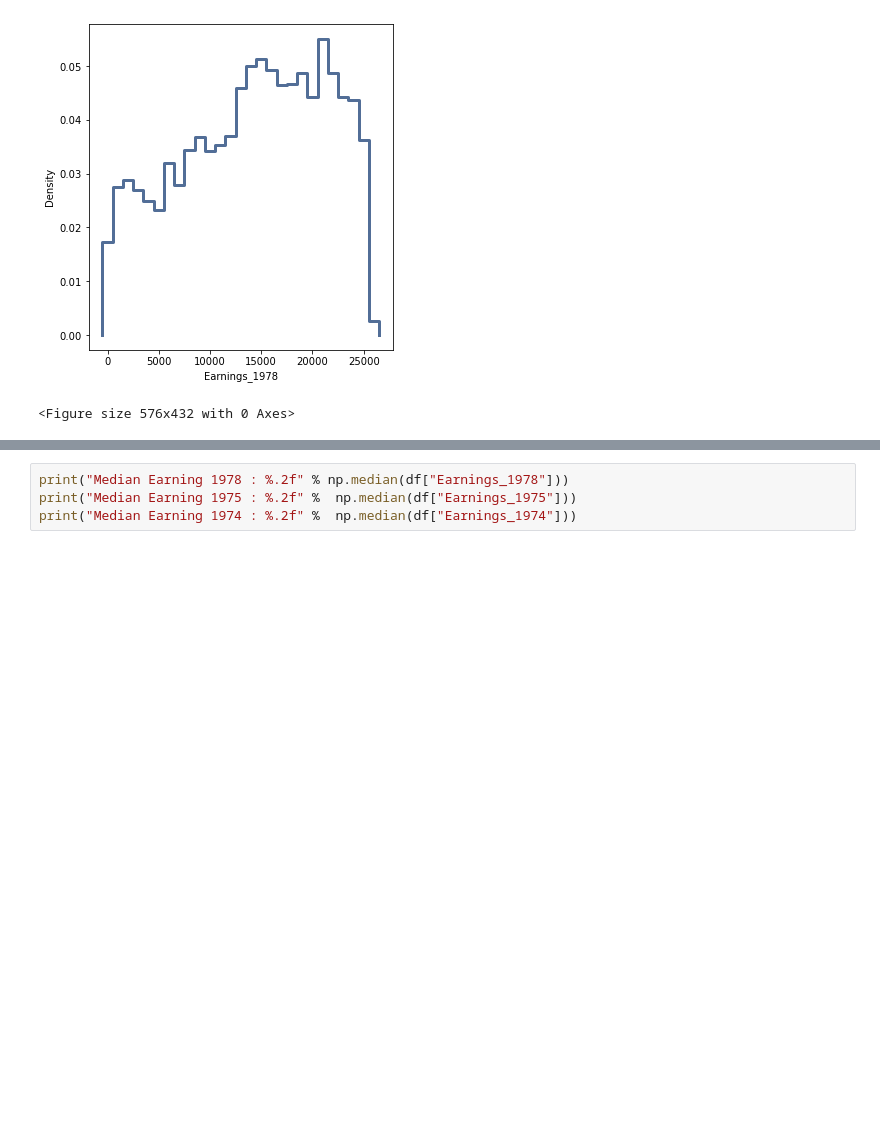
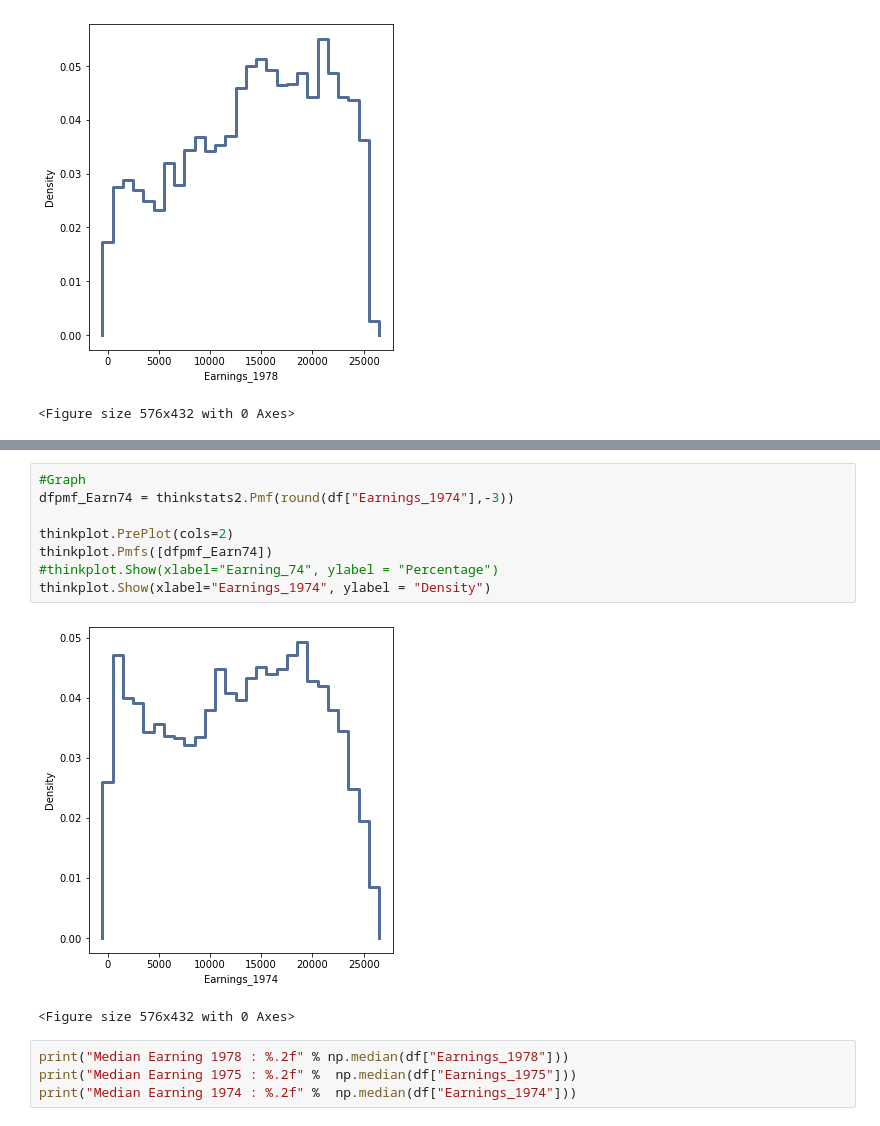
Before and after one commit to fadesere/BSIP_Assignment_1_Students, a Jupyter notebook: Assignment.ipynb, the cells around one changed output, grey strips where cells are left out. Cells and saved outputs as stored; diff of their text form; blank space fills up the shorter version.

```diff
--- a/Assignment.ipynb
+++ b/Assignment.ipynb
@@ -422,3 +450,14 @@ thinkplot.Show(xlabel="Earnings_1978", ylabel = "Density")
+# %%
+#Graph
+dfpmf_Earn74 = thinkstats2.Pmf(round(df["Earnings_1974"],-3))
+
+thinkplot.PrePlot(cols=2)
+thinkplot.Pmfs([dfpmf_Earn74])
+#thinkplot.Show(xlabel="Earning_74", ylabel = "Percentage")
+thinkplot.Show(xlabel="Earnings_1974", ylabel = "Density")
+# %% [output]
+[figure, added]
+<Figure size 576x432 with 0 Axes>
 # %%
 print("Median Earning 1978 : %.2f" % np.median(df["Earnings_1978"]))
 print("Median Earning 1975 : %.2f" %  np.median(df["Earnings_1975"]))
```
Also changed, not shown: parts of 15 cells of this notebook.
